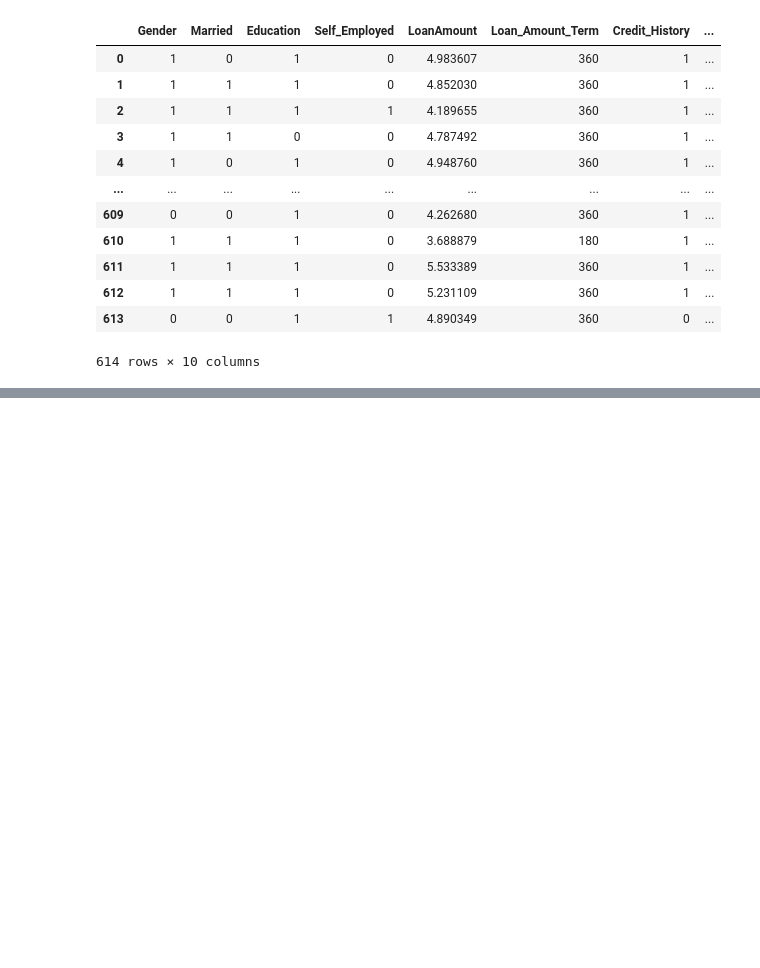
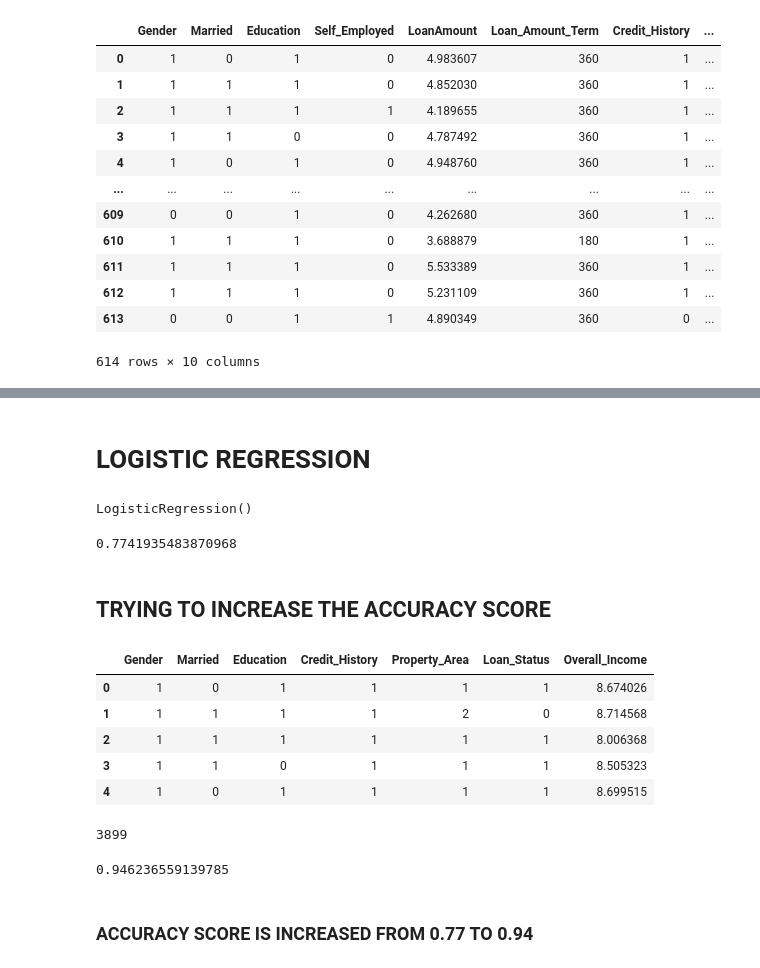
Before and after one commit to ReL1c113/loan_prediction, a Jupyter notebook: loan_prediction.ipynb, the cells around one changed output, grey strips where cells are left out. Saved outputs shown, nothing was run; the diff lists cells and outputs as text; code cells hidden in the pictures; blank space fills up the shorter version.

```diff
--- a/loan_prediction.ipynb
+++ b/loan_prediction.ipynb
@@ -712,0 +795,2 @@ df
+# %% [markdown]
+# LOGISTIC REGRESSION
@@ -712,0 +801,4 @@ df
+# %%
+logistic.fit(x_tain,y_tain)
+# %% [output]
+LogisticRegression()
@@ -712,0 +807,4 @@ df
+# %%
+accuracy_score(y_tst,y_pred1)
+# %% [output]
+0.7741935483870968
@@ -712,0 +813,11 @@ df
+# %% [markdown]
+## TRYING TO INCREASE THE ACCURACY SCORE
+# %%
+df_new.head()
+# %% [output]
+|  | Gender | Married | Education | Credit_History | Property_Area | Loan_Status | Overall_Income |
+| 0 | 1 | 0 | 1 | 1 | 1 | 1 | 8.674026 |
+| 1 | 1 | 1 | 1 | 1 | 2 | 0 | 8.714568 |
+| 2 | 1 | 1 | 1 | 1 | 1 | 1 | 8.006368 |
+| 3 | 1 | 1 | 0 | 1 | 1 | 1 | 8.505323 |
+| 4 | 1 | 0 | 1 | 1 | 1 | 1 | 8.699515 |
@@ -712,0 +834,14 @@ df
+# %%
+np.argmax(scores)
+# %% [output]
+3899
+# %%
+x_train,x_test,y_train,y_test = train_test_split(x1,y1,test_size=0.15,random_state=3899)
+logg=LogisticRegression()
+logg.fit(x_train,y_train)
+y3_pred=logg.predict(x_test)
+accuracy_score(y_test,y3_pred)
+# %% [output]
+0.946236559139785
+# %% [markdown]
+### ACCURACY SCORE IS INCREASED FROM 0.77 TO 0.94
```
Also changed, not shown: parts of 19 cells of this notebook.
